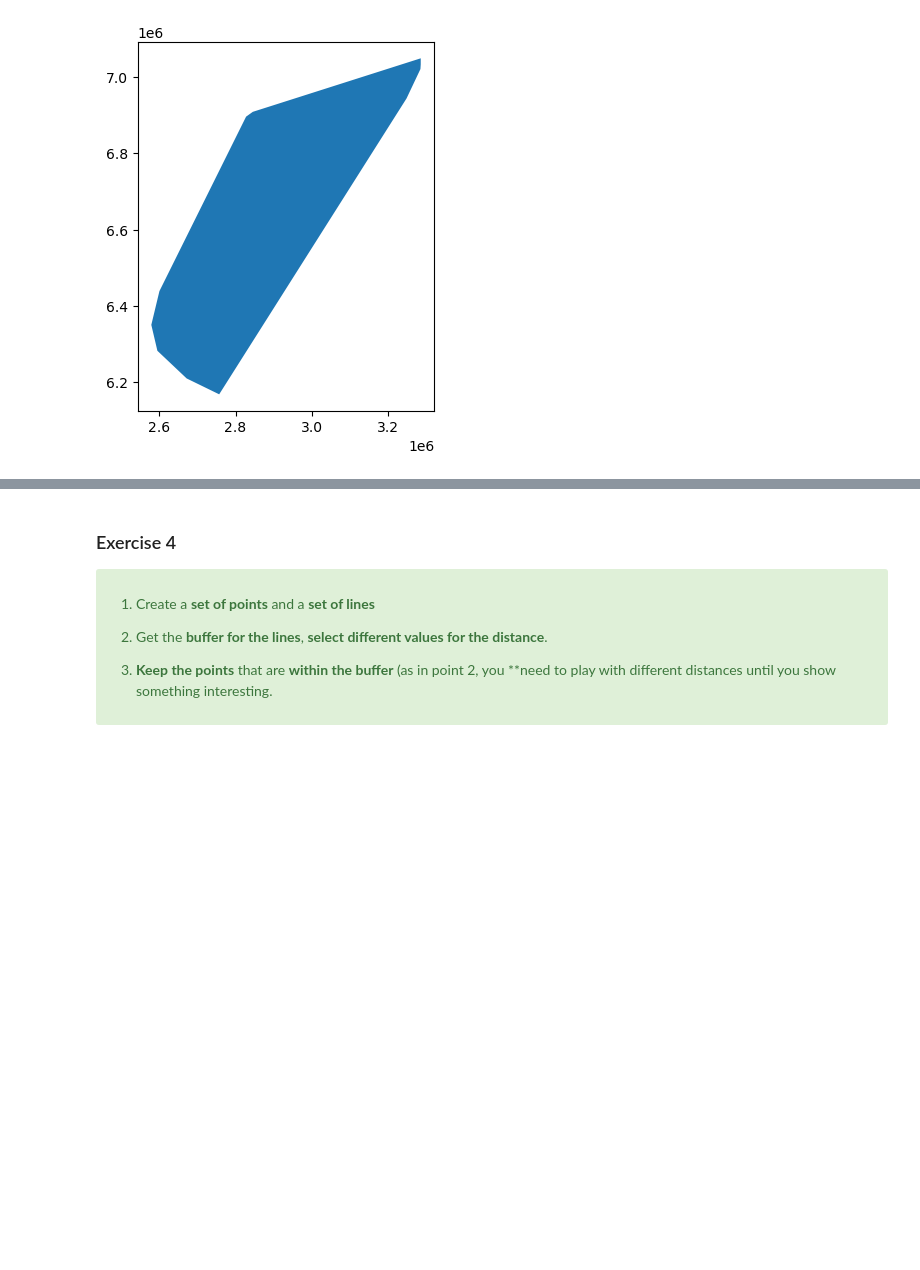
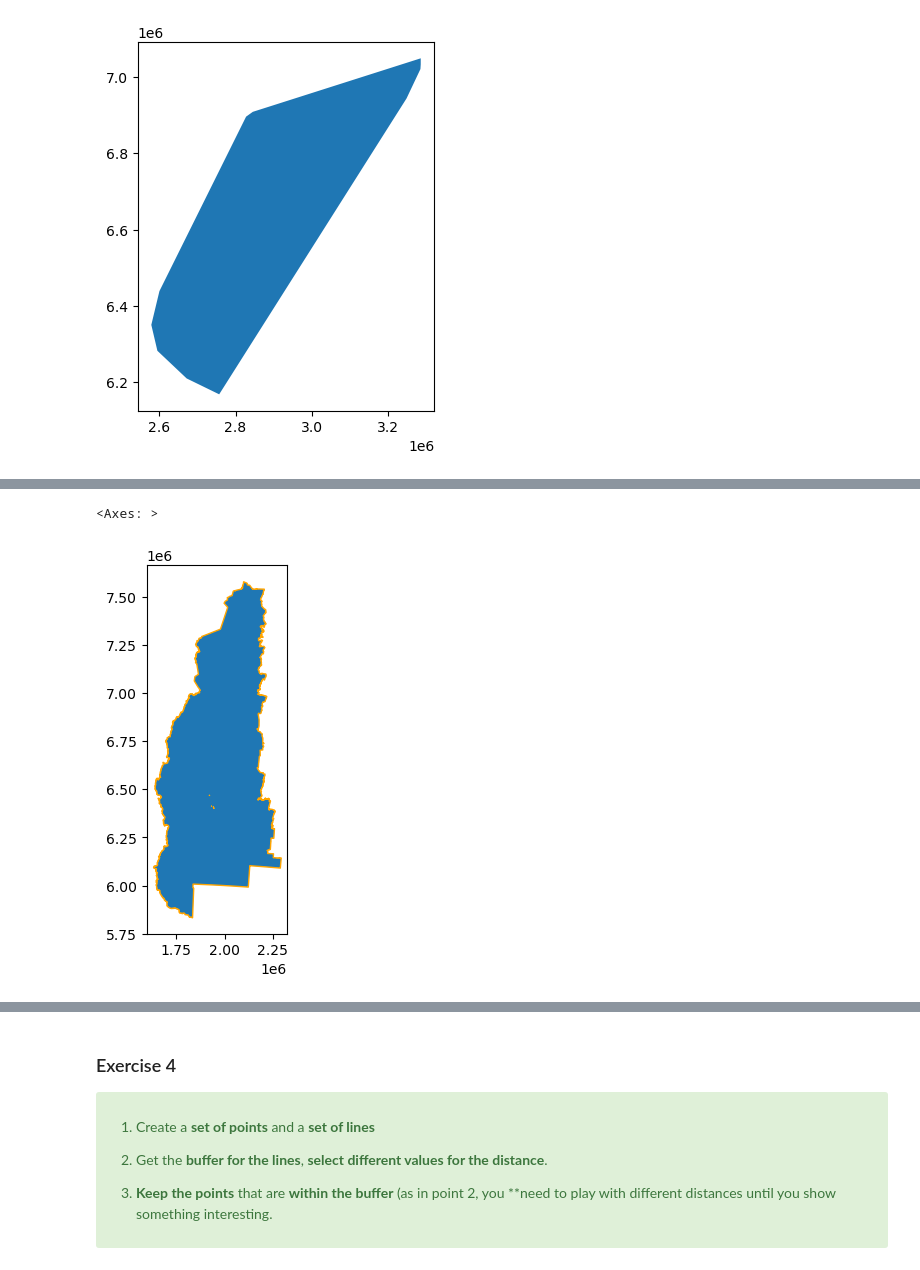
Before and after one commit to Romina300/TareaFinal_1, a Jupyter notebook: TareaFinal_parte1.ipynb, the cells around one changed output, grey strips where cells are left out. Drawn from its saved outputs; the diff is of its cells as text; code cells hidden in the pictures; blank space fills up the shorter version.

```diff
--- a/TareaFinal_parte1.ipynb
+++ b/TareaFinal_parte1.ipynb
@@ -459,0 +492,5 @@ systems.convex_hull.plot()
+# %%
+municipalities.cx[:centroidX,centroidY:].dissolve().plot(edgecolor='orange')
+# %% [output]
+<Axes: >
+[figure, added]
```
Also changed, not shown: parts of 18 cells of this notebook.
